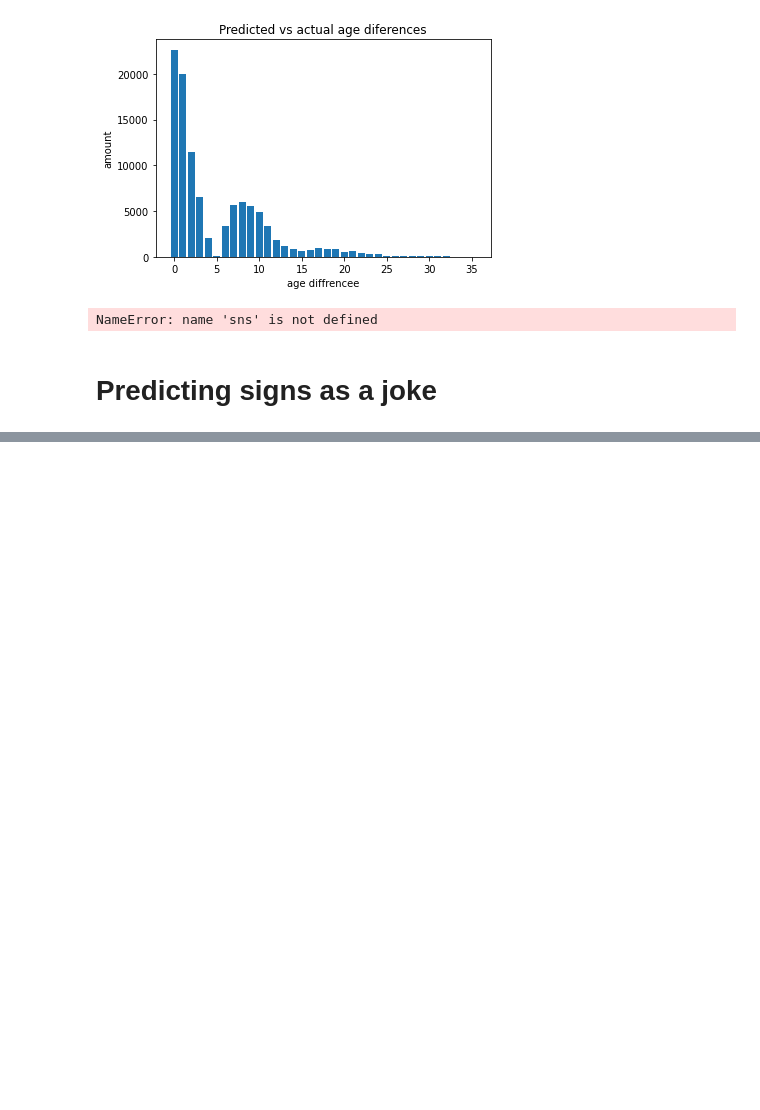
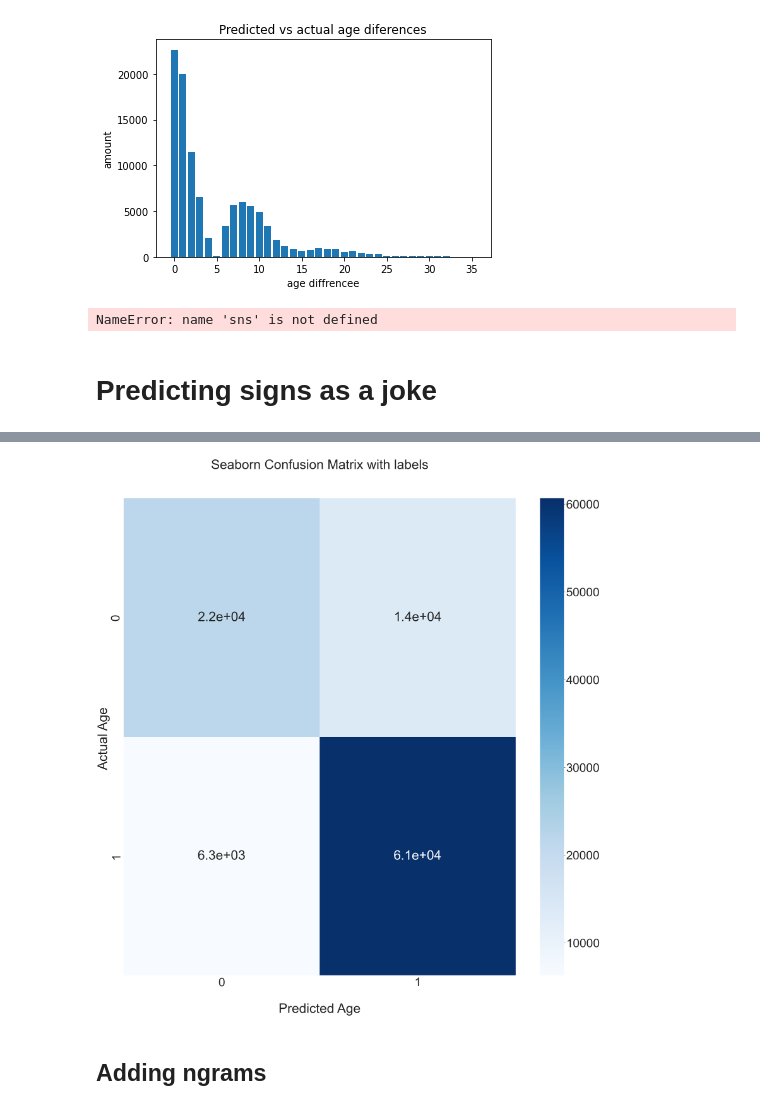
Before and after one commit to d-hagen/TM_project, a Jupyter notebook: Tetsfunction.ipynb, the cells around one changed output, grey strips where cells are left out. Saved outputs shown, nothing was run; the diff lists cells and outputs as text; code cells hidden in the pictures; blank space fills up the shorter version.

```diff
--- a/Tetsfunction.ipynb
+++ b/Tetsfunction.ipynb
@@ -277,0 +430,22 @@ print(accuracy_score(y_test_star, y_hat_test))
+# %%
+sns.set(rc =  {'figure.figsize':(40,40)},font_scale = 5)
+
+ax = sns.heatmap(cf_matrix, annot=True,
+             cmap='Blues' )
+
+
+
+
+ax.set_title('Seaborn Confusion Matrix with labels\n\n');
+ax.set_xlabel('\nPredicted Age')
+ax.set_ylabel('Actual Age ');
+
+
+
+
+## Display the visualization of the Confusion Matrix.
+plt.show()
+# %% [output]
+[figure, added]
+# %% [markdown]
+## Adding ngrams
```
Also changed, not shown: parts of 35 cells of this notebook.
